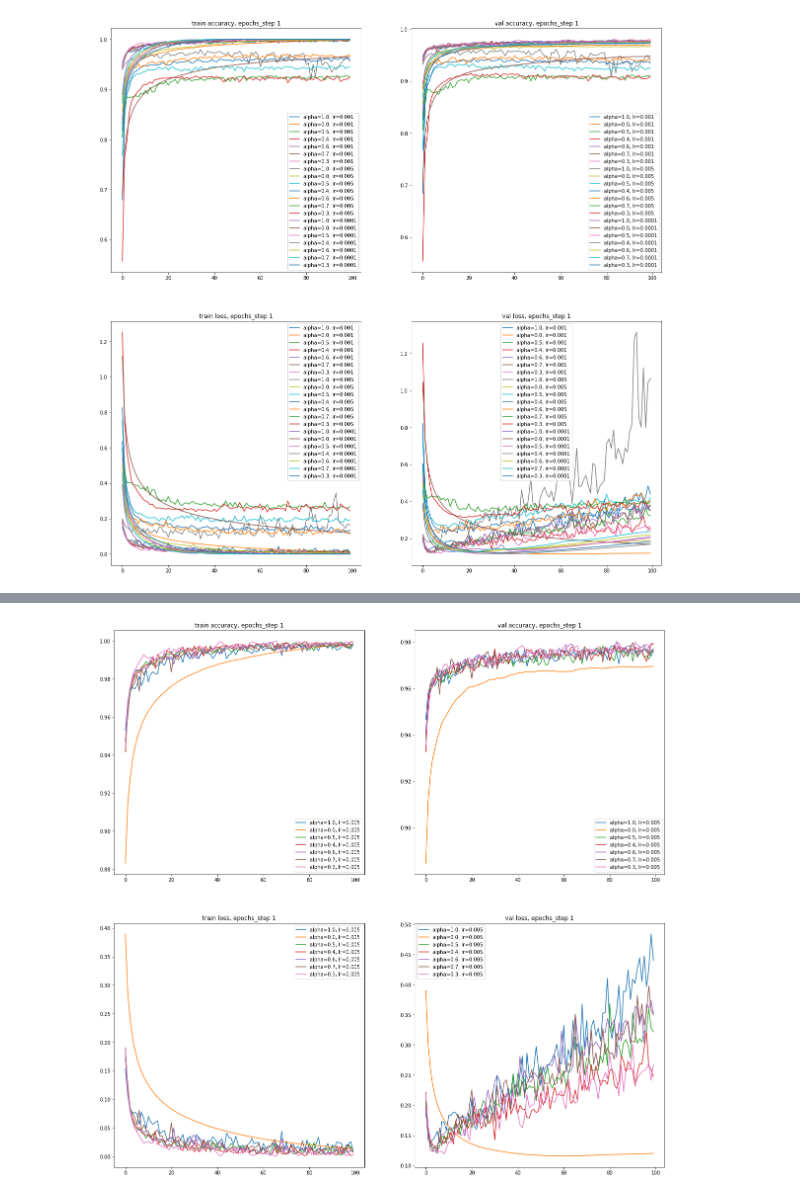
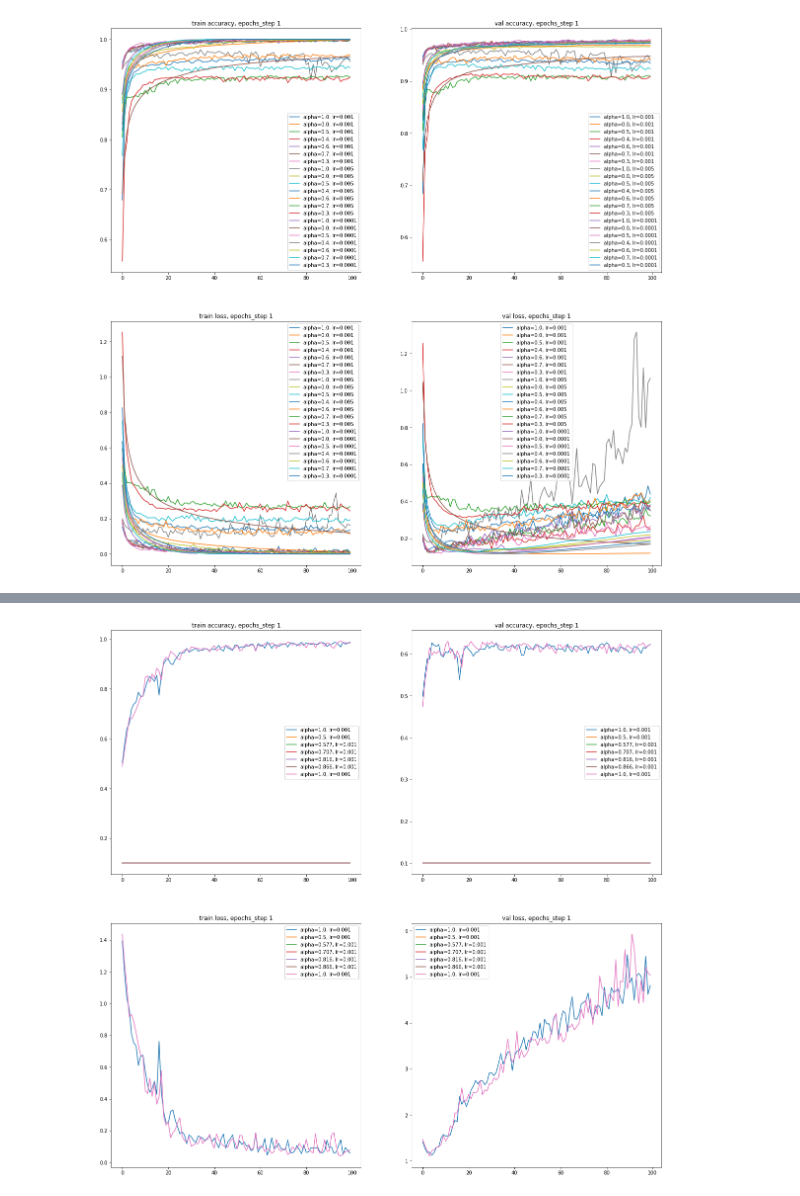
Before and after one commit to Jiaanzhu/CS-439-OptML-Mixed-Optimizer, a Jupyter notebook: MAS.ipynb, the cells around one changed output, grey strips where cells are left out. Drawn from its saved outputs; the diff is of its cells as text; code cells hidden in the pictures.

Commit message:
Mix optimizer

```diff
--- a/MAS.ipynb
+++ b/MAS.ipynb
@@ -354,0 +181,3 @@ plt.show()
+# %%
+trainset = torchvision.datasets.CIFAR10(root='./data', train=True, download=True)
+testset = torchvision.datasets.CIFAR10(root='./data', train=False, download=True)
@@ -354,0 +187,3 @@ plt.show()
+# %%
+def accuracy(y_pred,y_ground):
+    return (torch.sum(torch.argmax(y_pred,axis=1) == y_ground) / y_ground.size(0)).item()
@@ -354,0 +272,2 @@ plt.show()
+# %%
+device = 'cpu'
@@ -375,0 +402,26 @@ plt.show()
+# %%
+import time
+import matplotlib.pyplot as plt
+import numpy as np
+from optimizer import *
+
+torch.manual_seed(123456789) # seeding for weight initialization and train
+
+histories = []
+
+gammas = [1e-3]
+alphas = [1, 0.5, 0.577, 0.707, 0.816, 0.866, 1]
+batch_size = 256
+
+mesh = np.meshgrid(alphas, gammas)
+
+for alpha,lr in zip(mesh[0].ravel(),mesh[1].ravel()):
+    print('adam_w: {} | learning-rate: {}'.format(alpha,lr))
+    # reset weights
+    cnn = CNN().to(device)
+
+    history = train(cnn, cifar10_train.float(),cifar10_trainlab,
+                cifar10_test.float(), cifar10_testlab,
+                mini_batch_size=batch_size,nb_epochs = 100,eta=lr,verbose=False, adam_w=alpha, sgd_w=np.sqrt(1-alpha**2))
+
+    histories.append(history)
@@ -376,21 +436,21 @@ plt.show()
 # %%
 fig,ax = plt.subplots(2,2,figsize=(20,20))
-for j,(alpha,lr) in enumerate(zip(mesh[0].ravel(),mesh[1][1].ravel())):
-  ax[0,0].plot([i for i in range(100)],histories[j]['acc'],label='alpha={}, lr={}'.format(alpha,lr))
-  ax[0,1].plot([i for i in range(100)],histories[j]['acc_val'],label='alpha={}, lr={}'.format(alpha,lr))
+for j,(alpha,lr) in enumerate(zip(mesh[0].ravel(),mesh[1].ravel())):
+    ax[0,0].plot([i for i in range(100)],histories[j]['acc'],label='alpha={}, lr={}'.format(alpha,lr))
+    ax[0,1].plot([i for i in range(100)],histories[j]['acc_val'],label='alpha={}, lr={}'.format(alpha,lr))
 
-  ax[1,0].plot([i for i in range(100)],histories[j]['loss'],label='alpha={}, lr={}'.format(alpha,lr))
-  ax[1,1].plot([i for i in range(100)],histories[j]['loss_val'],label='alpha={}, lr={}'.format(alpha,lr))
+    ax[1,0].plot([i for i in range(100)],histories[j]['loss'],label='alpha={}, lr={}'.format(alpha,lr))
+    ax[1,1].plot([i for i in range(100)],histories[j]['loss_val'],label='alpha={}, lr={}'.format(alpha,lr))
 
 ax[0,0].legend()
 ax[0,1].legend()
 ax[1,0].legend()
 ax[1,1].legend()
 
 ax[0,0].set_title('train accuracy, epochs_step 1')
 ax[0,1].set_title('val accuracy, epochs_step 1')
 ax[1,0].set_title('train loss, epochs_step 1')
 ax[1,1].set_title('val loss, epochs_step 1')
 plt.show()
 # %% [output]
-[figure, old version]
+[figure, new version]
```
Also changed, not shown: parts of 21 cells of this notebook.
